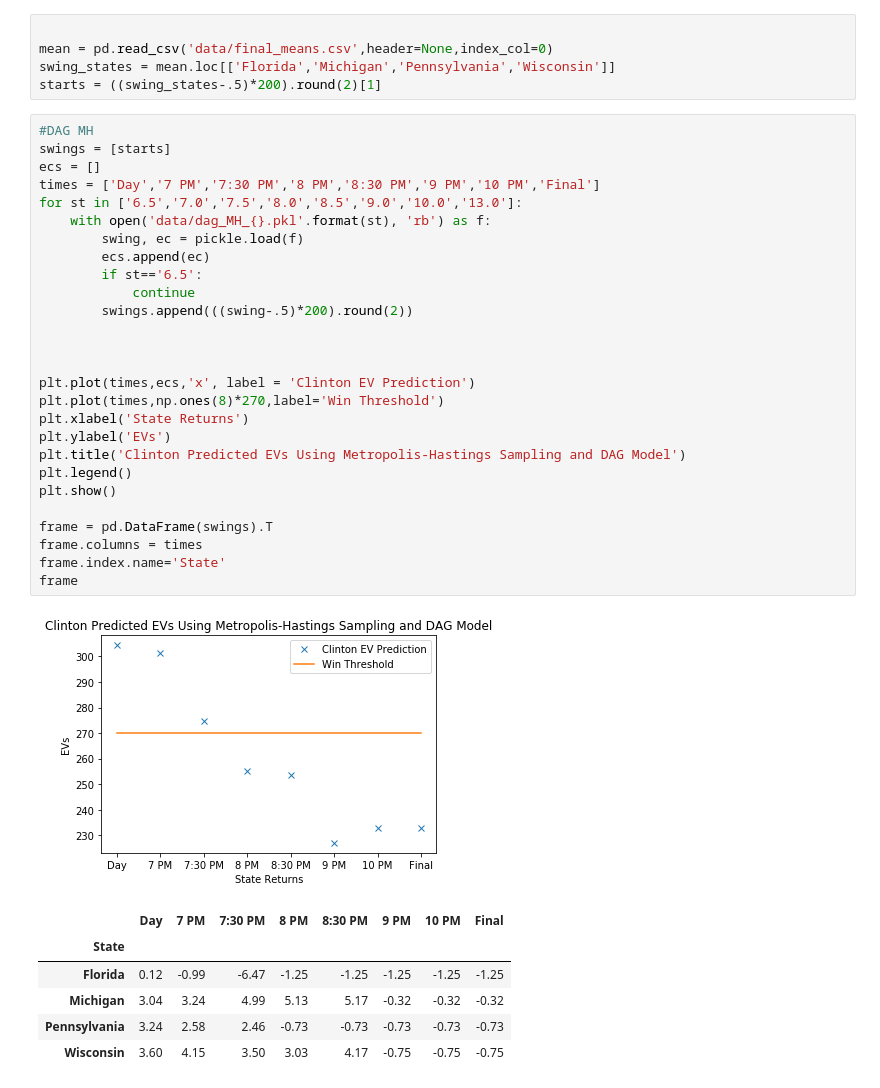
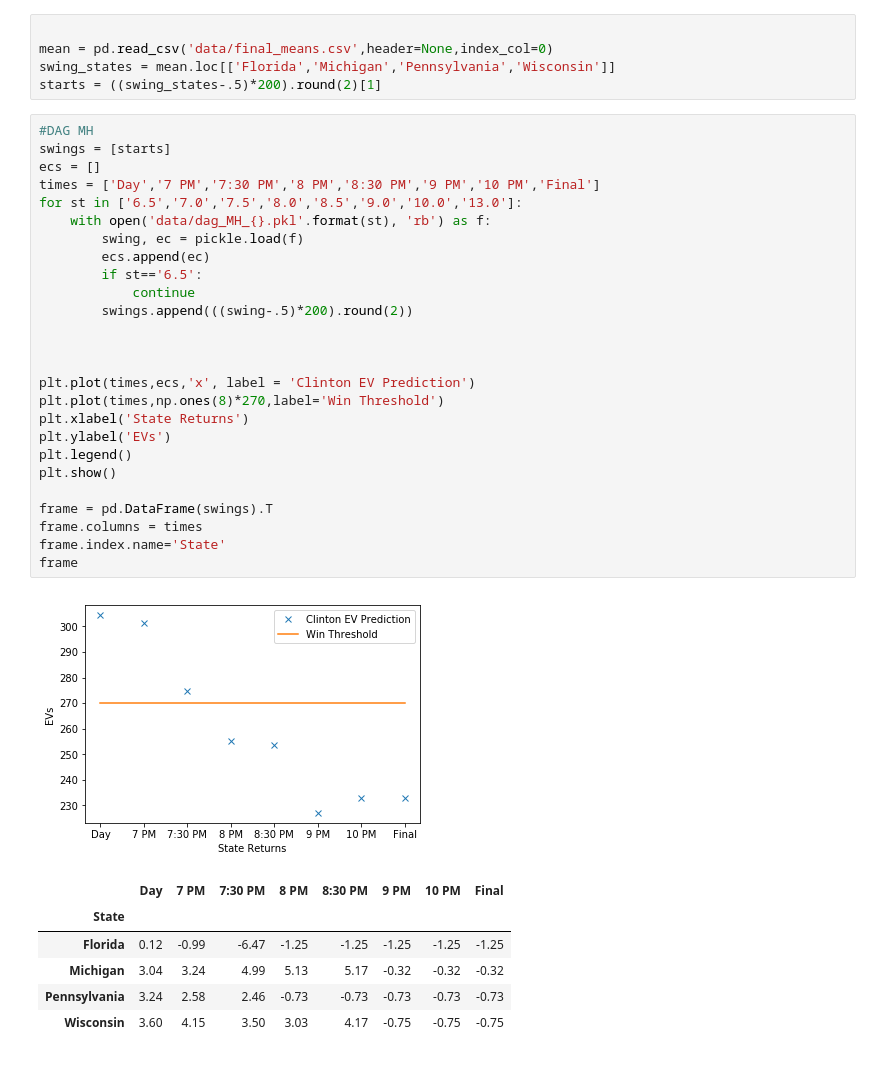
Before and after one commit to lucas-rosen1/finalproject, a Jupyter notebook: Explore.ipynb, the cells around one changed output. Cells and saved outputs as stored; diff of their text form.

```diff
--- a/Explore.ipynb
+++ b/Explore.ipynb
@@ -11,32 +11,31 @@ starts = ((swing_states-.5)*200).round(2)[1]
 # %%
 #DAG MH
 swings = [starts]
 ecs = []
 times = ['Day','7 PM','7:30 PM','8 PM','8:30 PM','9 PM','10 PM','Final']
 for st in ['6.5','7.0','7.5','8.0','8.5','9.0','10.0','13.0']:
     with open('data/dag_MH_{}.pkl'.format(st), 'rb') as f:
         swing, ec = pickle.load(f)
         ecs.append(ec)
         if st=='6.5':
             continue
         swings.append(((swing-.5)*200).round(2))
 
 
 
 plt.plot(times,ecs,'x', label = 'Clinton EV Prediction')
 plt.plot(times,np.ones(8)*270,label='Win Threshold')
 plt.xlabel('State Returns')
 plt.ylabel('EVs')
-plt.title('Clinton Predicted EVs Using Metropolis-Hastings Sampling and DAG Model')
 plt.legend()
 plt.show()
 
 frame = pd.DataFrame(swings).T
 frame.columns = times
 frame.index.name='State'
 frame
 # %% [output]
-[figure, old version]
+[figure, new version]
 |  | Day | 7 PM | 7:30 PM | 8 PM | 8:30 PM | 9 PM | 10 PM | Final |
 | State |  |  |  |  |  |  |  |  |
 | Florida | 0.12 | -0.99 | -6.47 | -1.25 | -1.25 | -1.25 | -1.25 | -1.25 |
```
Also changed, not shown: parts of 3 cells of this notebook, 1 other file.
